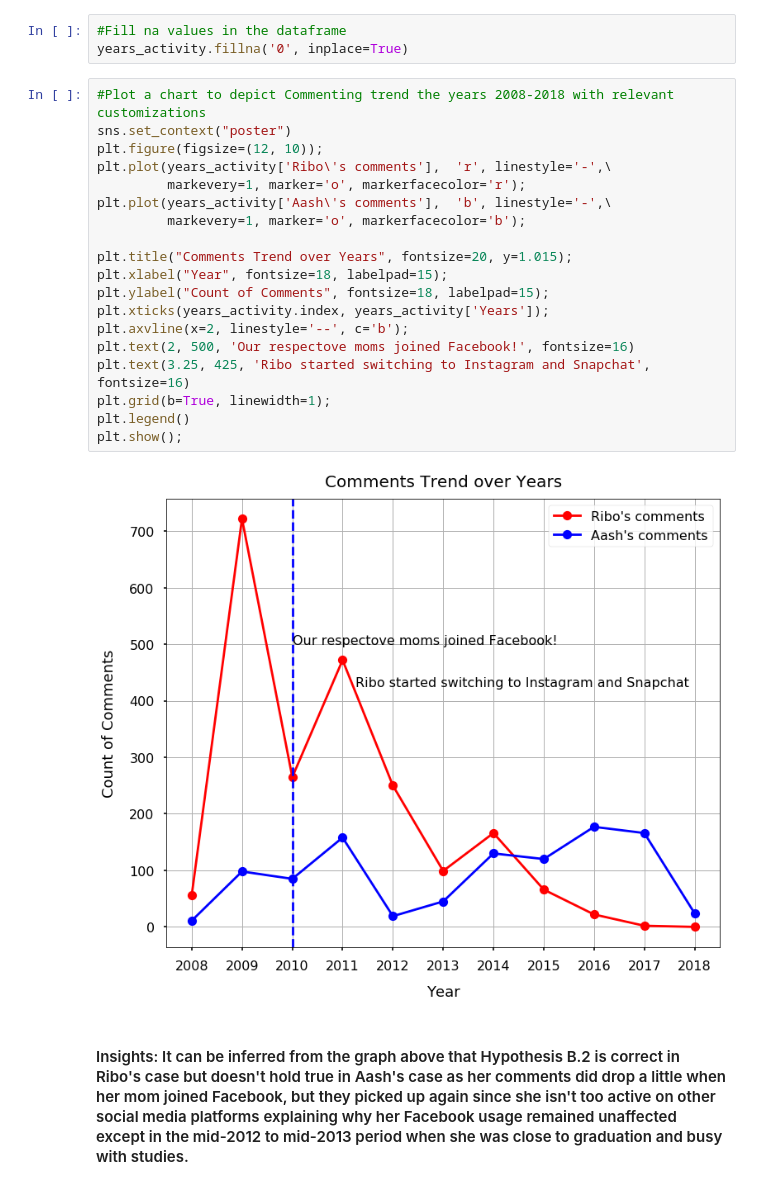
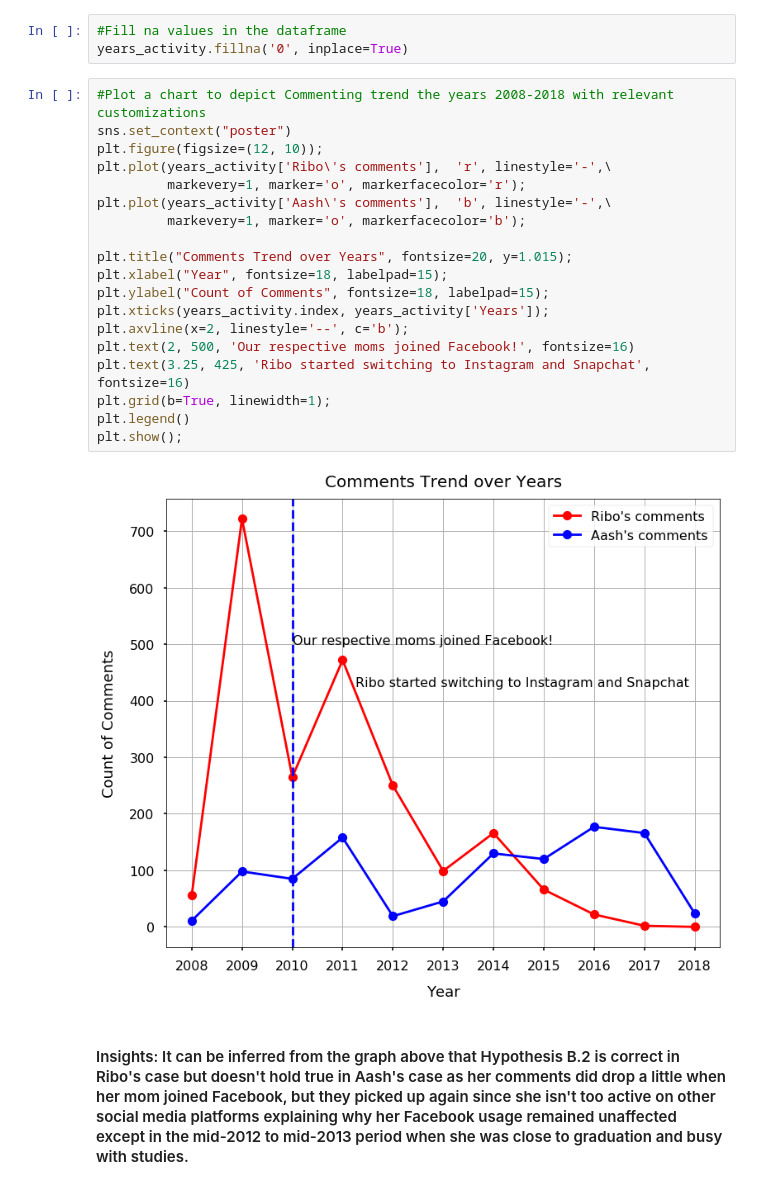
Before and after one commit to prismray/Facebook_Data_Viz, a Jupyter notebook: Facebook_Analysis_Ribo_Aash.ipynb, the cells around one changed output. Cells and saved outputs as stored; diff of their text form.

```diff
--- a/Facebook_Analysis_Ribo_Aash.ipynb
+++ b/Facebook_Analysis_Ribo_Aash.ipynb
@@ -409,24 +409,24 @@ years_activity.fillna('0', inplace=True)
 # %%
 #Plot a chart to depict Commenting trend the years 2008-2018 with relevant customizations
 sns.set_context("poster")
 plt.figure(figsize=(12, 10));
 plt.plot(years_activity['Ribo\'s comments'],  'r', linestyle='-',\
          markevery=1, marker='o', markerfacecolor='r');
 plt.plot(years_activity['Aash\'s comments'],  'b', linestyle='-',\
          markevery=1, marker='o', markerfacecolor='b');
 
 plt.title("Comments Trend over Years", fontsize=20, y=1.015);
 plt.xlabel("Year", fontsize=18, labelpad=15);
 plt.ylabel("Count of Comments", fontsize=18, labelpad=15);
 plt.xticks(years_activity.index, years_activity['Years']);
 plt.axvline(x=2, linestyle='--', c='b');
-plt.text(2, 500, 'Our respectove moms joined Facebook!', fontsize=16)
+plt.text(2, 500, 'Our respective moms joined Facebook!', fontsize=16)
 plt.text(3.25, 425, 'Ribo started switching to Instagram and Snapchat', fontsize=16)
 plt.grid(b=True, linewidth=1);
 plt.legend()
 plt.show();
 # %% [output]
-[figure, old version]
+[figure, new version]
 # %% [markdown]
 #### Insights: It can be inferred from the graph above that Hypothesis B.2 is correct in Ribo's case but doesn't hold true in Aash's case as her comments did drop a little when her mom joined Facebook, but they picked up again since she isn't too active on other social media platforms explaining why her Facebook usage remained unaffected except in the mid-2012 to mid-2013 period when she was close to graduation and busy with studies.
 # %% [markdown]
```
Also changed, not shown: parts of 11 cells of this notebook.
